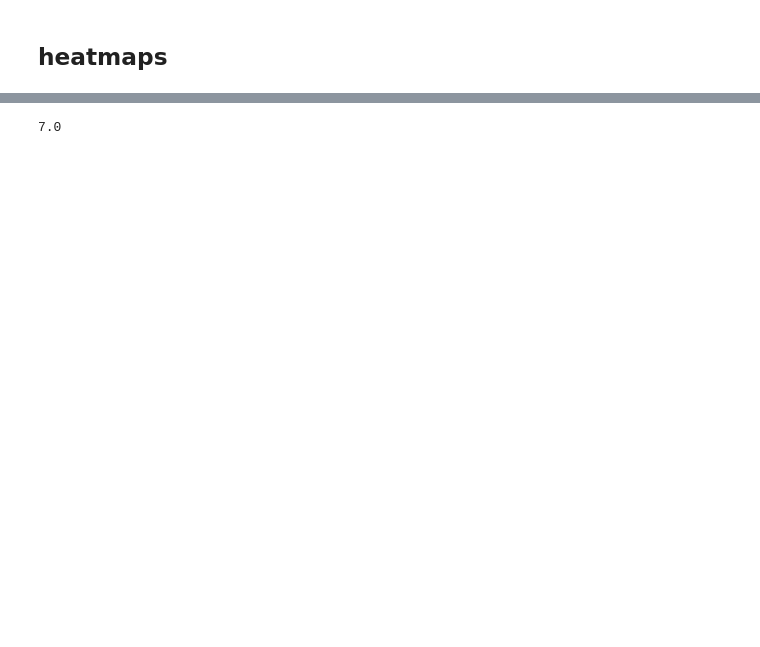
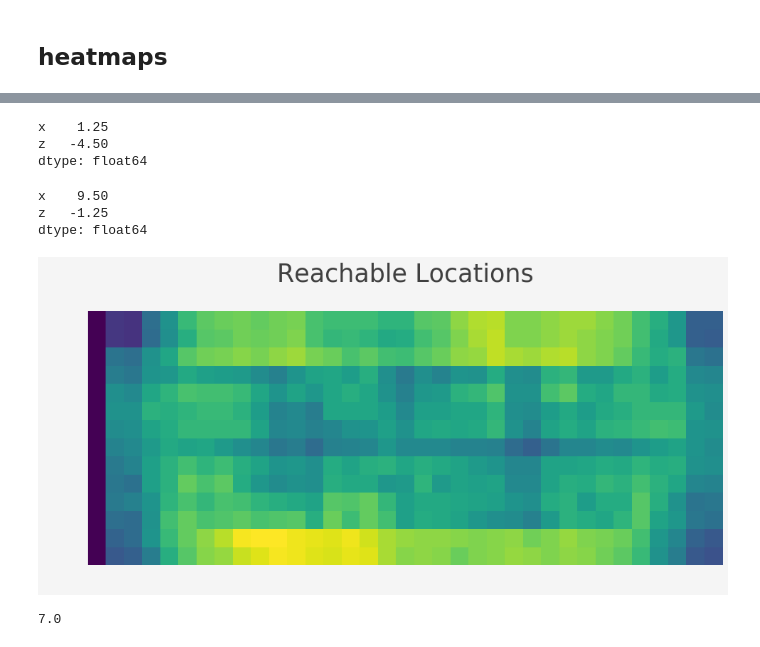
Before and after one commit to drschwenk/transfer, a Jupyter notebook: robothor_stats.ipynb, the cells around one changed output, grey strips where cells are left out. Saved outputs shown, nothing was run; the diff lists cells and outputs as text; code cells hidden in the pictures; blank space fills up the shorter version.

```diff
--- a/robothor_stats.ipynb
+++ b/robothor_stats.ipynb
@@ -213,0 +322,4 @@ furn_obj_df['x'] = furn_obj_df['position'].apply(lambda x: x['x'])
+# %%
+start_point_sets = defaultdict(list)
+for p in val_start_points + test_start_points:
+    start_point_sets[p['scene']].append(p)
@@ -318,3 +472,35 @@ _ = make_standard_fig(fig_out, fig_labels, save=True, outfile='./figures/target_
+# %%
+multiscene_reachable = {k: v.metadata['actionReturn'] for k, v in  multi_scene_reachable_pos.items()}
+# %%
+build_reachable_df = [p for s in list(multiscene_reachable.values()) for p in s]
+# %%
+reachable_df = pd.DataFrame(build_reachable_df)[['x', 'z']]
+# %%
+reachable_df.min()
+# %% [output]
+x    1.25
+z   -4.50
+dtype: float64
+# %%
+reachable_df.max()
+# %% [output]
+x    9.50
+z   -1.25
+dtype: float64
+# %%
+fig_labels = {
+    'fig_title': 'Reachable Locations',
+      'x_label': '',
+      'y_label': ''
+}
+w_df = reachable_df
+make_heatmap(w_df, 0.25, 7)
+_ = plt.axis('off')
+# plt.xlim(1.25, 8.25)
+plt.ylim(-4.5, -1)
+make_standard_fig(_, fig_labels, save=True, outfile='./figures/reachable_points.pdf')
+# %% [output]
+[figure, added]
 # %%
 w_df = furn_obj_df[furn_obj_df.category == 'object']
 # w_df = furn_obj_df[furn_obj_df.role == 'target']
```
Also changed, not shown: parts of 51 cells of this notebook, 1 other file.
